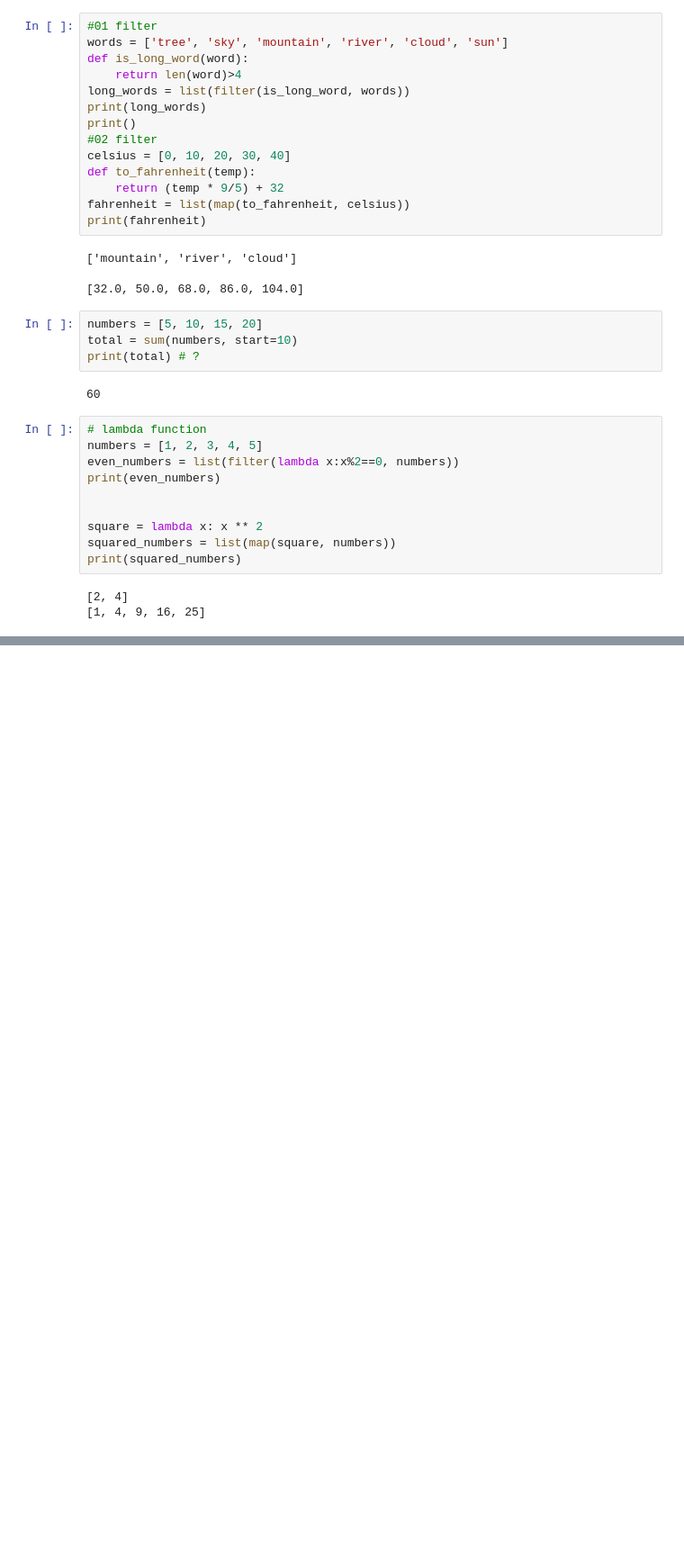
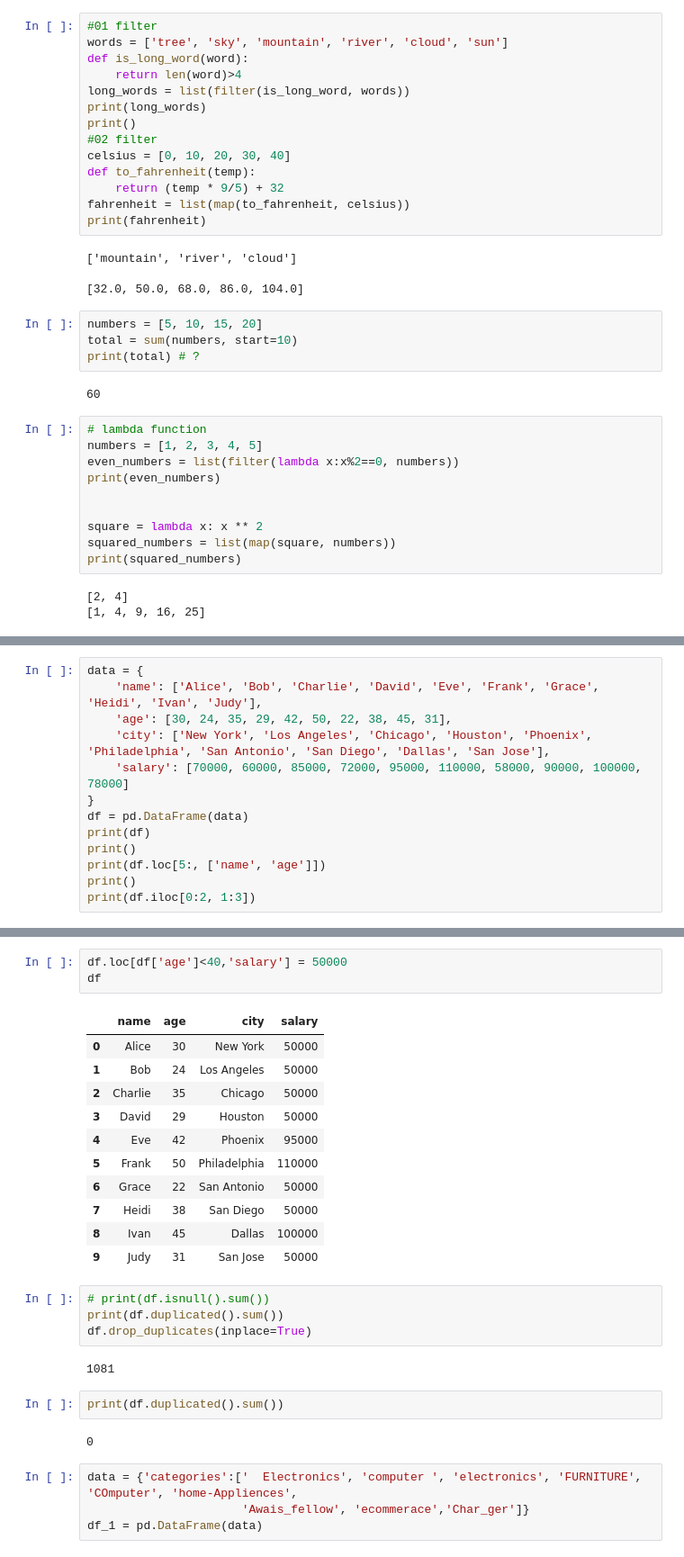
Before and after one commit to Muhammad-Awaix/-ML-Pyhton-Projects, a Jupyter notebook: Basics.ipynb, the cells around one changed output, grey strips where cells are left out. Shown at 90% size. Saved outputs shown, nothing was run; the diff lists cells and outputs as text; blank space fills up the shorter version.

```diff
--- a/Basics.ipynb
+++ b/Basics.ipynb
@@ -412,0 +1015,13 @@ print(squared_numbers)
+# %%
+data = {
+    'name': ['Alice', 'Bob', 'Charlie', 'David', 'Eve', 'Frank', 'Grace', 'Heidi', 'Ivan', 'Judy'],
+    'age': [30, 24, 35, 29, 42, 50, 22, 38, 45, 31],
+    'city': ['New York', 'Los Angeles', 'Chicago', 'Houston', 'Phoenix', 'Philadelphia', 'San Antonio', 'San Diego', 'Dallas', 'San Jose'],
+    'salary': [70000, 60000, 85000, 72000, 95000, 110000, 58000, 90000, 100000, 78000]
+}
+df = pd.DataFrame(data)
+print(df)
+print()
+print(df.loc[5:, ['name', 'age']])
+print()
+print(df.iloc[0:2, 1:3])
@@ -412,0 +1058,29 @@ print(squared_numbers)
+# %%
+df.loc[df['age']<40,'salary'] = 50000
+df
+# %% [output]
+|  | name | age | city | salary |
+| 0 | Alice | 30 | New York | 50000 |
+| 1 | Bob | 24 | Los Angeles | 50000 |
+| 2 | Charlie | 35 | Chicago | 50000 |
+| 3 | David | 29 | Houston | 50000 |
+| 4 | Eve | 42 | Phoenix | 95000 |
+| 5 | Frank | 50 | Philadelphia | 110000 |
+| 6 | Grace | 22 | San Antonio | 50000 |
+| 7 | Heidi | 38 | San Diego | 50000 |
+| 8 | Ivan | 45 | Dallas | 100000 |
+| 9 | Judy | 31 | San Jose | 50000 |
+# %%
+# print(df.isnull().sum())
+print(df.duplicated().sum())
+df.drop_duplicates(inplace=True)
+# %% [output]
+1081
+# %%
+print(df.duplicated().sum())
+# %% [output]
+0
+# %%
+data = {'categories':['  Electronics', 'computer ', 'electronics', 'FURNITURE', 'COmputer', 'home-Appliences',
+                      'Awais_fellow', 'ecommerace','Char_ger']}
+df_1 = pd.DataFrame(data)
```
Also changed, not shown: parts of 40 cells of this notebook.
